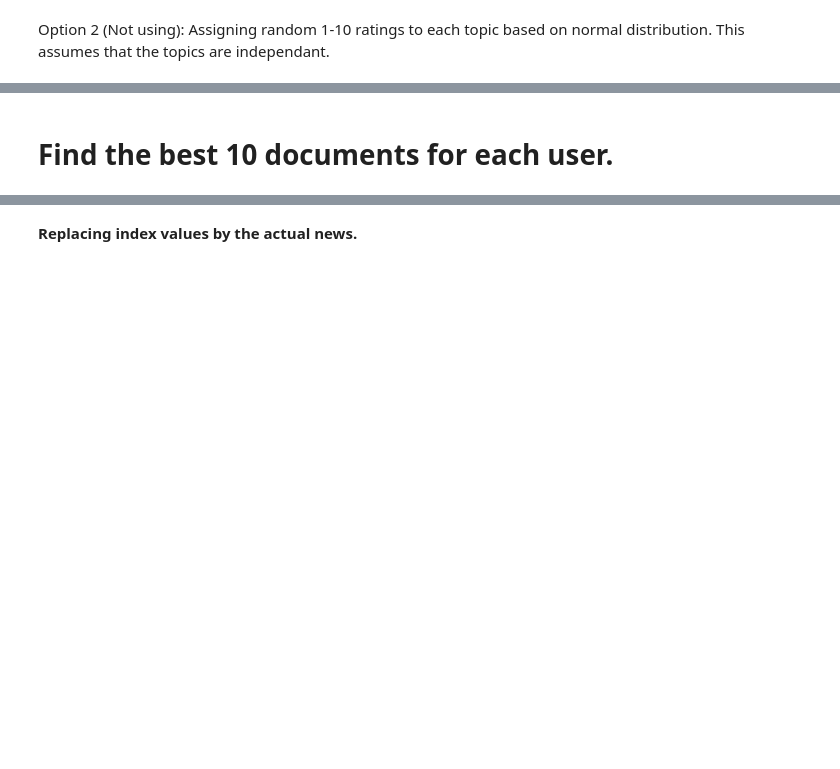
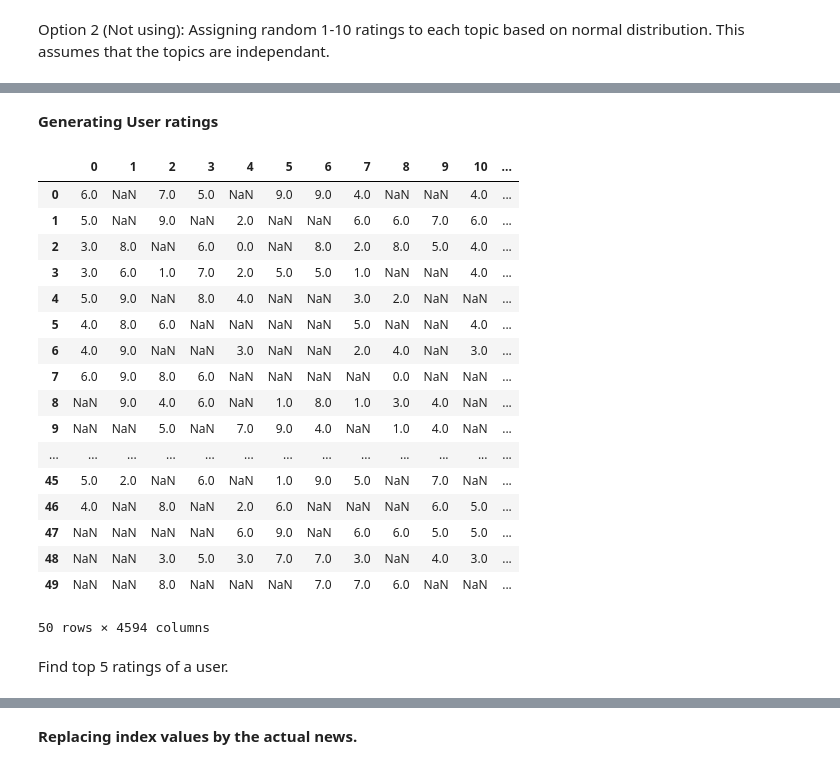
Before and after one commit to sarvesh237/News-Recom, a Jupyter notebook: NewsRecommenderAssignment.ipynb, the cells around one changed output, grey strips where cells are left out. Drawn from its saved outputs; the diff is of its cells as text; code cells hidden in the pictures; blank space fills up the shorter version.

```diff
--- a/NewsRecommenderAssignment.ipynb
+++ b/NewsRecommenderAssignment.ipynb
@@ -376,2 +360,35 @@ result.T
-# %% [markdown]
-# **Find the best 10 documents for each user.**
+# %% [markdown]
+**Generating User ratings**
+# %%
+rank_matrix = result.rank().T/4593*10
+rank_matrix = rank_matrix.round(0).astype(int)
+rank_matrix.columns =np.linspace(0,4593,4594).astype(int)
+
+#not every reader reads all news
+#remove random elements from the rank matrix
+for i in range(4594):
+  random_entries = np.random.randint(0,50,25)
+  rank_matrix.loc[random_entries,i] = "No rating"
+rank_matrix = rank_matrix.apply(pd.to_numeric, errors='coerce')
+rank_matrix
+# %% [output]
+|  | 0 | 1 | 2 | 3 | 4 | 5 | 6 | 7 | 8 | 9 | 10 | ... |
+| 0 | 6.0 | NaN | 7.0 | 5.0 | NaN | 9.0 | 9.0 | 4.0 | NaN | NaN | 4.0 | ... |
+| 1 | 5.0 | NaN | 9.0 | NaN | 2.0 | NaN | NaN | 6.0 | 6.0 | 7.0 | 6.0 | ... |
+| 2 | 3.0 | 8.0 | NaN | 6.0 | 0.0 | NaN | 8.0 | 2.0 | 8.0 | 5.0 | 4.0 | ... |
+| 3 | 3.0 | 6.0 | 1.0 | 7.0 | 2.0 | 5.0 | 5.0 | 1.0 | NaN | NaN | 4.0 | ... |
+| 4 | 5.0 | 9.0 | NaN | 8.0 | 4.0 | NaN | NaN | 3.0 | 2.0 | NaN | NaN | ... |
+| 5 | 4.0 | 8.0 | 6.0 | NaN | NaN | NaN | NaN | 5.0 | NaN | NaN | 4.0 | ... |
+| 6 | 4.0 | 9.0 | NaN | NaN | 3.0 | NaN | NaN | 2.0 | 4.0 | NaN | 3.0 | ... |
+| 7 | 6.0 | 9.0 | 8.0 | 6.0 | NaN | NaN | NaN | NaN | 0.0 | NaN | NaN | ... |
+| 8 | NaN | 9.0 | 4.0 | 6.0 | NaN | 1.0 | 8.0 | 1.0 | 3.0 | 4.0 | NaN | ... |
+| 9 | NaN | NaN | 5.0 | NaN | 7.0 | 9.0 | 4.0 | NaN | 1.0 | 4.0 | NaN | ... |
+| ... | ... | ... | ... | ... | ... | ... | ... | ... | ... | ... | ... | ... |
+| 45 | 5.0 | 2.0 | NaN | 6.0 | NaN | 1.0 | 9.0 | 5.0 | NaN | 7.0 | NaN | ... |
+| 46 | 4.0 | NaN | 8.0 | NaN | 2.0 | 6.0 | NaN | NaN | NaN | 6.0 | 5.0 | ... |
+| 47 | NaN | NaN | NaN | NaN | 6.0 | 9.0 | NaN | 6.0 | 6.0 | 5.0 | 5.0 | ... |
+| 48 | NaN | NaN | 3.0 | 5.0 | 3.0 | 7.0 | 7.0 | 3.0 | NaN | 4.0 | 3.0 | ... |
+| 49 | NaN | NaN | 8.0 | NaN | NaN | NaN | 7.0 | 7.0 | 6.0 | NaN | NaN | ... |
+50 rows × 4594 columns
+# %% [markdown]
+Find top 5 ratings of a user.
```
Also changed, not shown: parts of 32 cells of this notebook.
